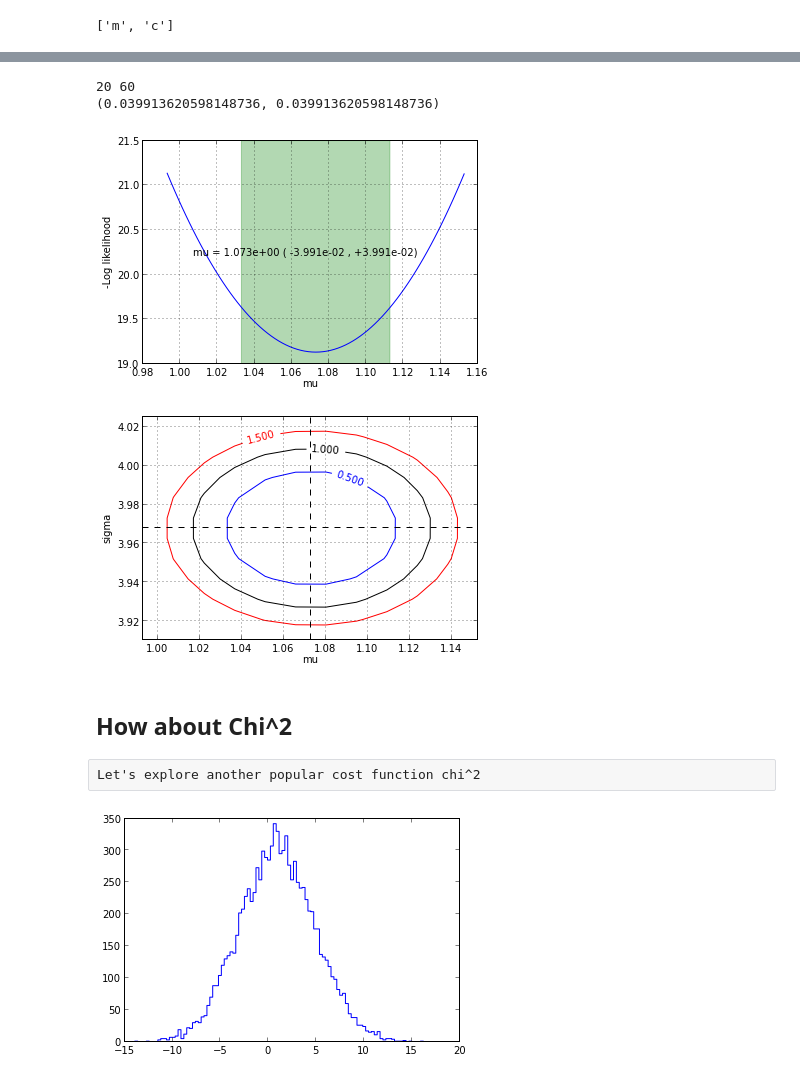
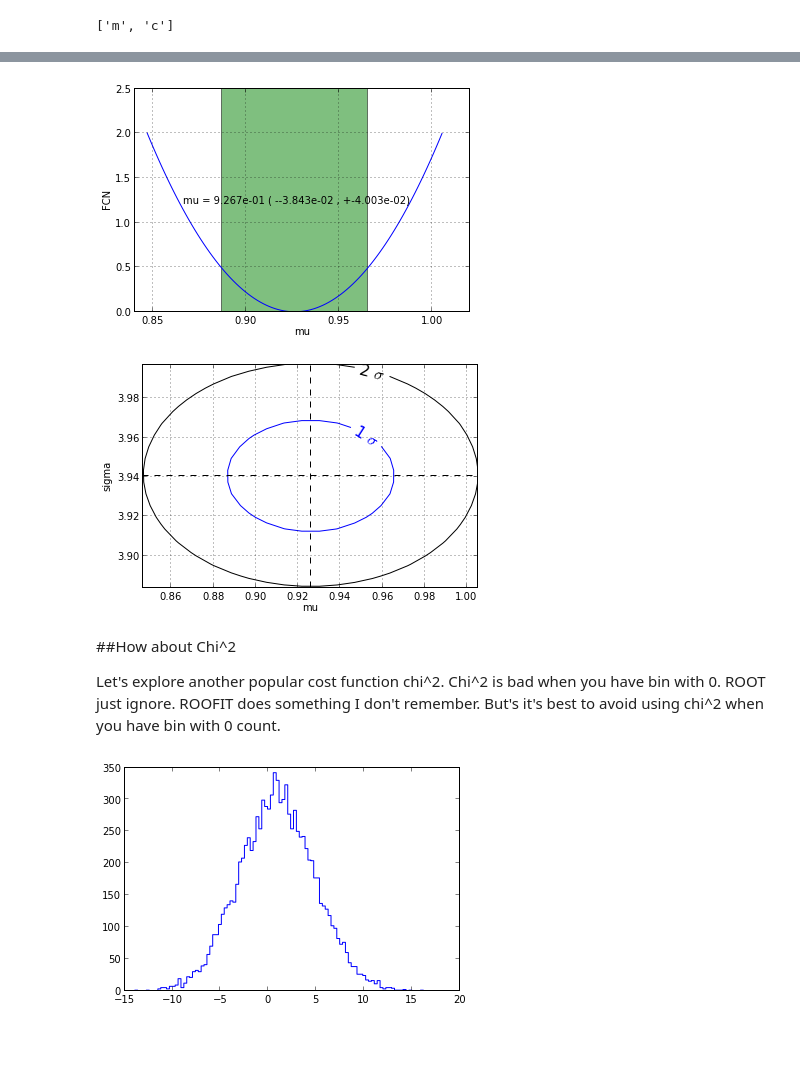
Before and after one commit to scikit-hep/probfit, a Jupyter notebook: tutorial/tutorial.ipynb, the cells around one changed output, grey strips where cells are left out. Drawn from its saved outputs; the diff is of its cells as text; code cells hidden in the pictures; blank space fills up the shorter version.

```diff
--- a/tutorial/tutorial.ipynb
+++ b/tutorial/tutorial.ipynb
@@ -194,20 +198,17 @@ cost.draw(minimizer)#uncertainty is given by symetric poisson
 # %%
 #how about making sure the error making sense
-#this should be in iminuit
-draw_contour(cost,minimizer,'mu')
+minimizer.draw_profile('mu', subtract_min=True);
 # %% [output]
-20 60
-(0.039913620598148736, 0.039913620598148736)
-[figure, old version]
+[figure, new version]
 # %%
 #2d contour error
 #you can notice that it takes sometime to draw
 #we will this is because our PDF is defined in Python
 #we will show how to speed this up later
-draw_contour2d(cost,minimizer,'mu','sigma');
+minimizer.draw_contour('mu','sigma');
 # %% [output]
-[figure, old version]
+[figure, new version]
-# %% [markdown]
-## How about Chi^2
-# %% [raw]
-Let's explore another popular cost function chi^2
+# %% [markdown]
+##How about Chi^2
+
+Let's explore another popular cost function chi^2. Chi^2 is bad when you have bin with 0. ROOT just ignore. ROOFIT does something I don't remember. But's it's best to avoid using chi^2 when you have bin with 0 count.
```
Also changed, not shown: parts of 61 cells of this notebook, 2 other files.
